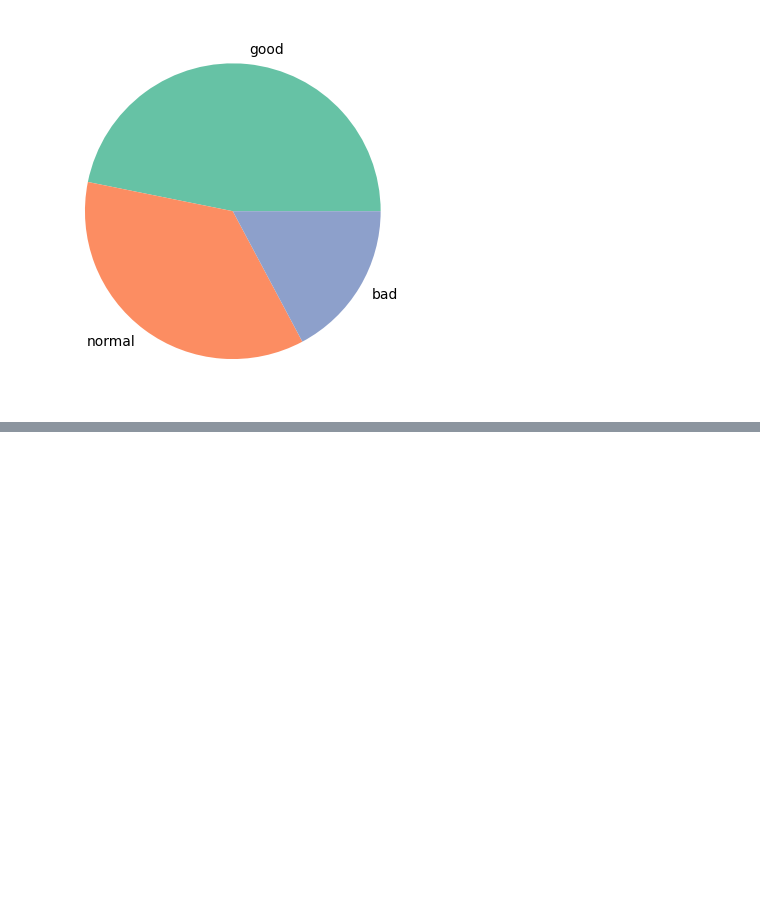
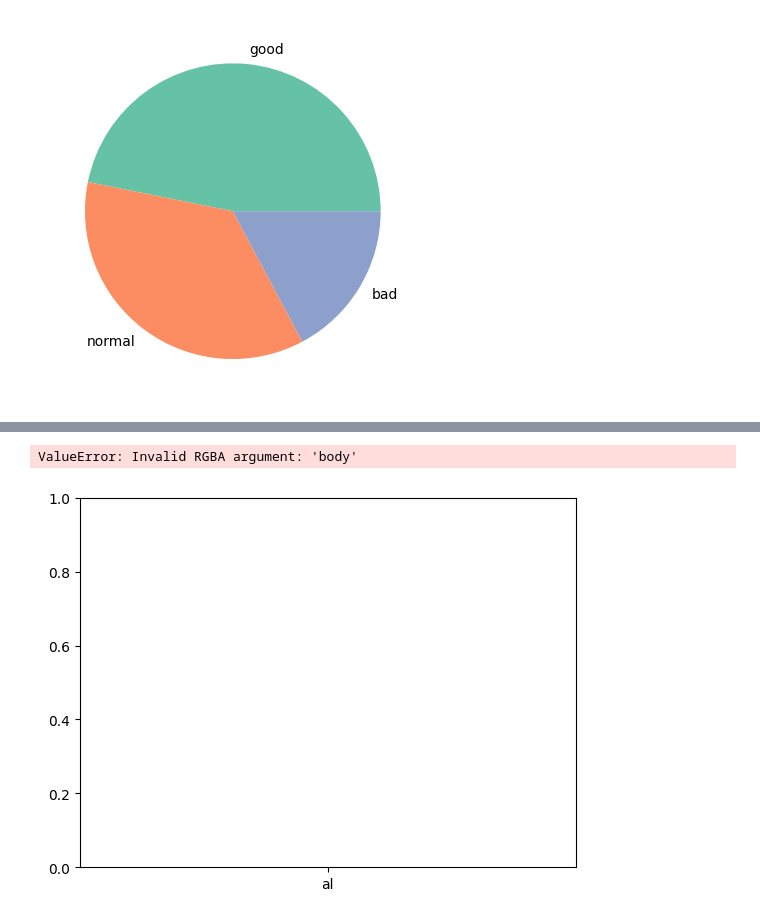
Before and after one commit to R3Z4P4HL3V1/UsedCarAnalysis, a Jupyter notebook: index.ipynb, the cells around one changed output, grey strips where cells are left out. Drawn from its saved outputs; the diff is of its cells as text; code cells hidden in the pictures; blank space fills up the shorter version.

```diff
--- a/index.ipynb
+++ b/index.ipynb
@@ -322,0 +396,7 @@ plt.pie(df_obj_1['condition rank'].value_counts(),labels=['good','normal','bad']
+# %%
+df_obj_2 = df_obj_1.copy()
+body_state = df_obj_2.groupby(['body','state'])['sellingprice'].count().sort_values(ascending=False).reset_index(name='count')
+
+# plt.Figure(figsize=(10,6))
+# plt.bar(df_obj_2['body'],)
+state_count = body_state.loc[body_state.groupby('state')['count'].idxmax()]
@@ -322,0 +421,12 @@ plt.pie(df_obj_1['condition rank'].value_counts(),labels=['good','normal','bad']
+# %%
+plt.Figure(figsize=(10,5))
+plt.bar(state_count['state'],state_count['count'],color=['body'])
+plt.xlabel('State')
+state = sorted(state_count['state'].unique())
+plt.xticks(ticks=state, rotation=90)
+plt.ylabel('count')
+plt.grid()
+plt.show()
+# %% [output]
+ValueError: Invalid RGBA argument: 'body'
+[figure, added]
```
Also changed, not shown: parts of 8 cells of this notebook.
